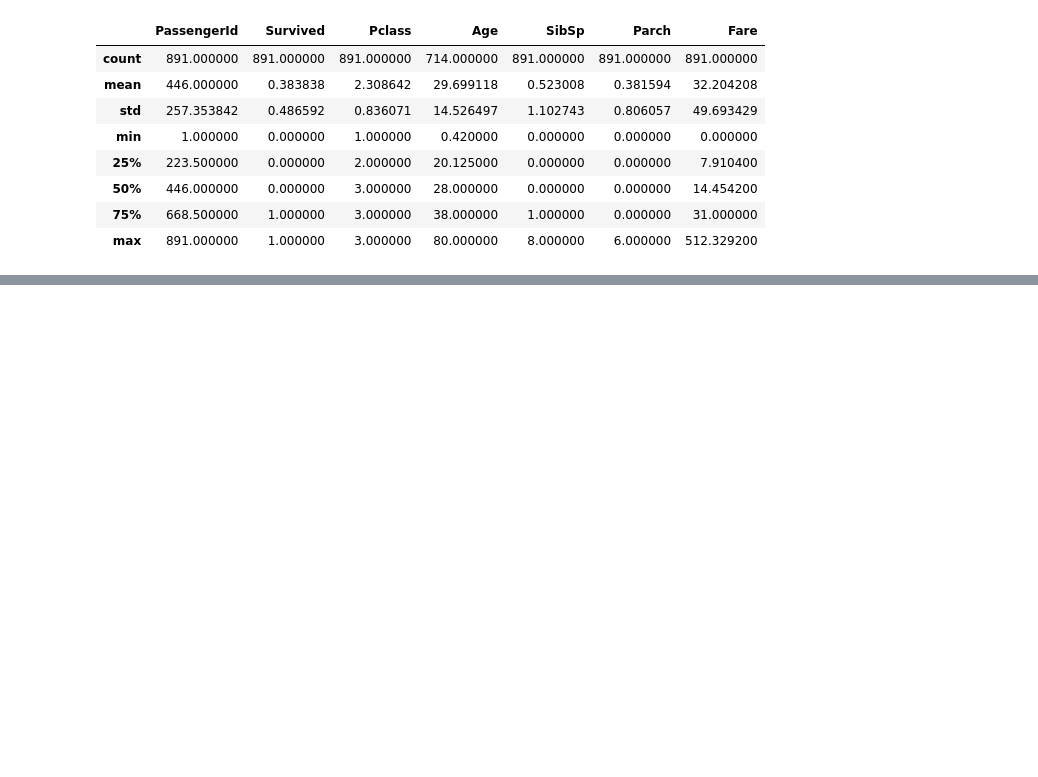
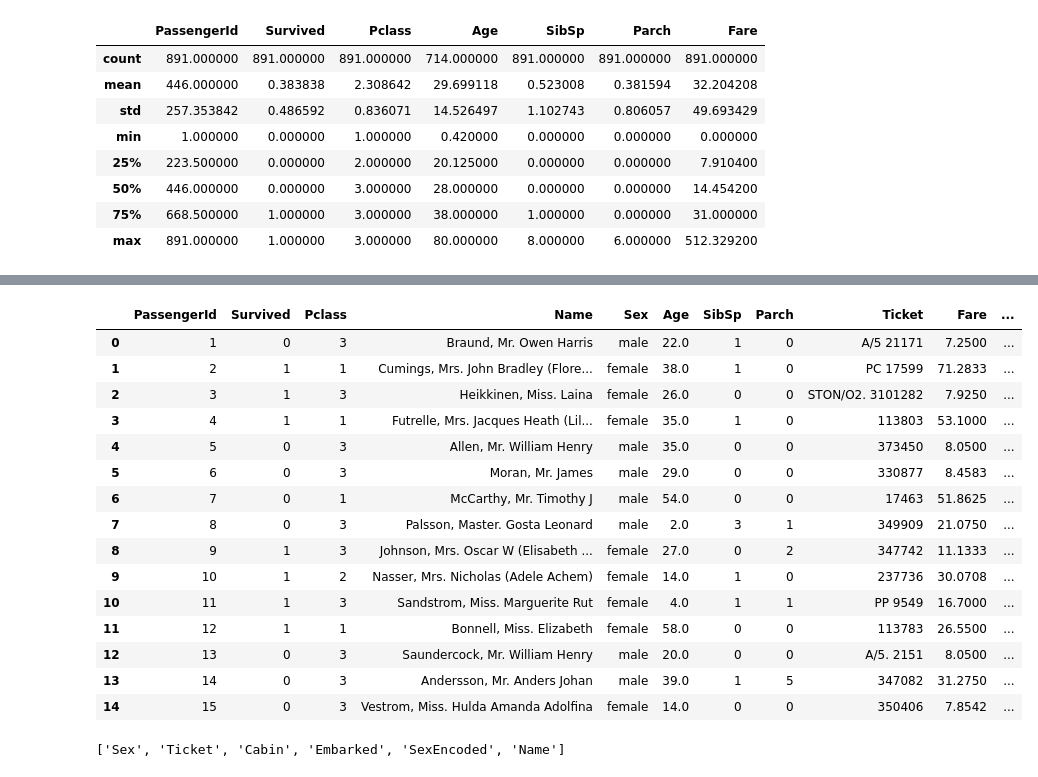
Before and after one commit to jackyho112/titanic-case-study-second, a Jupyter notebook: project.ipynb, the cells around one changed output, grey strips where cells are left out. Saved outputs shown, nothing was run; the diff lists cells and outputs as text; code cells hidden in the pictures; blank space fills up the shorter version.

```diff
--- a/project.ipynb
+++ b/project.ipynb
@@ -71,0 +141,28 @@ train.describe()
+# %%
+categories = [range(0, 5), range(5, 15), range(15, 25), range(25, 40), range(40, 60), range(60, 100)]
+# %%
+train['Age'].fillna(train['Age'].mean(), inplace=True)
+# %%
+def encode_groups(row):
+    return next(i for i,v in enumerate(categories) if int(row['Age']) in v) * 2 + row['SexEncoded']
+# %%
+train['AgeGroup'] = train.apply(encode_groups, axis=1)
+# %%
+train.head(15)
+# %% [output]
+|  | PassengerId | Survived | Pclass | Name | Sex | Age | SibSp | Parch | Ticket | Fare | ... |
+| 0 | 1 | 0 | 3 | Braund, Mr. Owen Harris | male | 22.0 | 1 | 0 | A/5 21171 | 7.2500 | ... |
+| 1 | 2 | 1 | 1 | Cumings, Mrs. John Bradley (Flore... | female | 38.0 | 1 | 0 | PC 17599 | 71.2833 | ... |
+| 2 | 3 | 1 | 3 | Heikkinen, Miss. Laina | female | 26.0 | 0 | 0 | STON/O2. 3101282 | 7.9250 | ... |
+| 3 | 4 | 1 | 1 | Futrelle, Mrs. Jacques Heath (Lil... | female | 35.0 | 1 | 0 | 113803 | 53.1000 | ... |
+| 4 | 5 | 0 | 3 | Allen, Mr. William Henry | male | 35.0 | 0 | 0 | 373450 | 8.0500 | ... |
+| 5 | 6 | 0 | 3 | Moran, Mr. James | male | 29.0 | 0 | 0 | 330877 | 8.4583 | ... |
+| 6 | 7 | 0 | 1 | McCarthy, Mr. Timothy J | male | 54.0 | 0 | 0 | 17463 | 51.8625 | ... |
+| 7 | 8 | 0 | 3 | Palsson, Master. Gosta Leonard | male | 2.0 | 3 | 1 | 349909 | 21.0750 | ... |
+| 8 | 9 | 1 | 3 | Johnson, Mrs. Oscar W (Elisabeth ... | female | 27.0 | 0 | 2 | 347742 | 11.1333 | ... |
+| 9 | 10 | 1 | 2 | Nasser, Mrs. Nicholas (Adele Achem) | female | 14.0 | 1 | 0 | 237736 | 30.0708 | ... |
+| 10 | 11 | 1 | 3 | Sandstrom, Miss. Marguerite Rut | female | 4.0 | 1 | 1 | PP 9549 | 16.7000 | ... |
+| 11 | 12 | 1 | 1 | Bonnell, Miss. Elizabeth | female | 58.0 | 0 | 0 | 113783 | 26.5500 | ... |
+| 12 | 13 | 0 | 3 | Saundercock, Mr. William Henry | male | 20.0 | 0 | 0 | A/5. 2151 | 8.0500 | ... |
+| 13 | 14 | 0 | 3 | Andersson, Mr. Anders Johan | male | 39.0 | 1 | 5 | 347082 | 31.2750 | ... |
+| 14 | 15 | 0 | 3 | Vestrom, Miss. Hulda Amanda Adolfina | female | 14.0 | 0 | 0 | 350406 | 7.8542 | ... |
@@ -71,0 +173,4 @@ train.describe()
+# %%
+columns_to_drop
+# %% [output]
+['Sex', 'Ticket', 'Cabin', 'Embarked', 'SexEncoded', 'Name']
```
Also changed, not shown: parts of 17 cells of this notebook.
